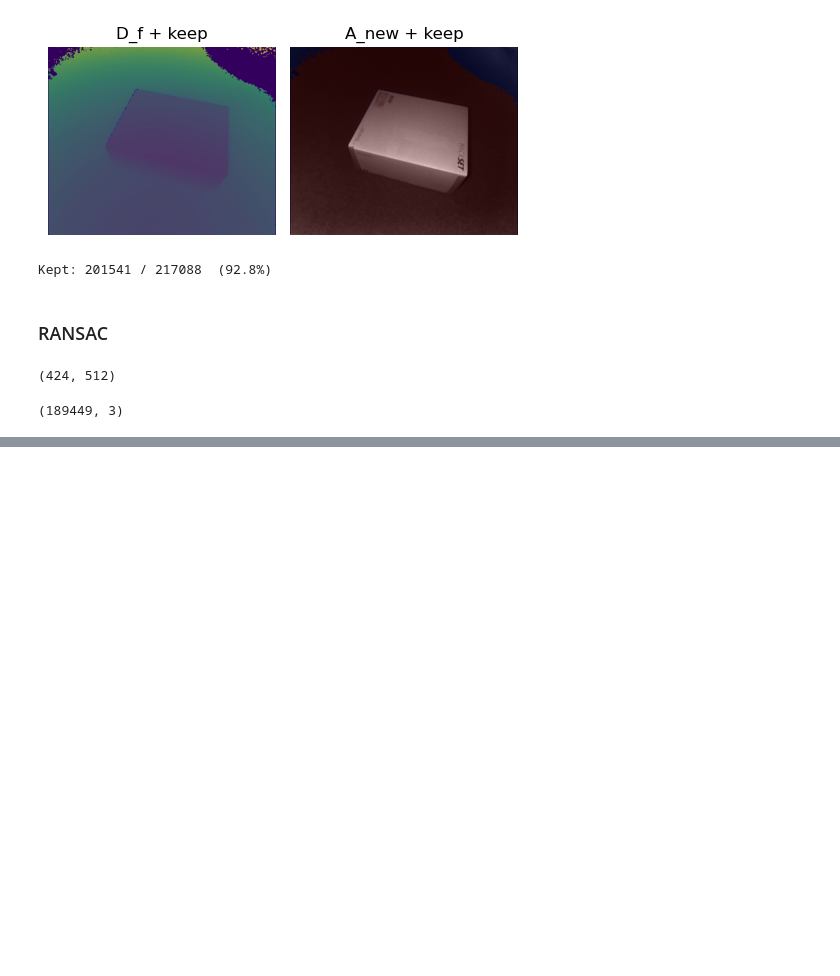
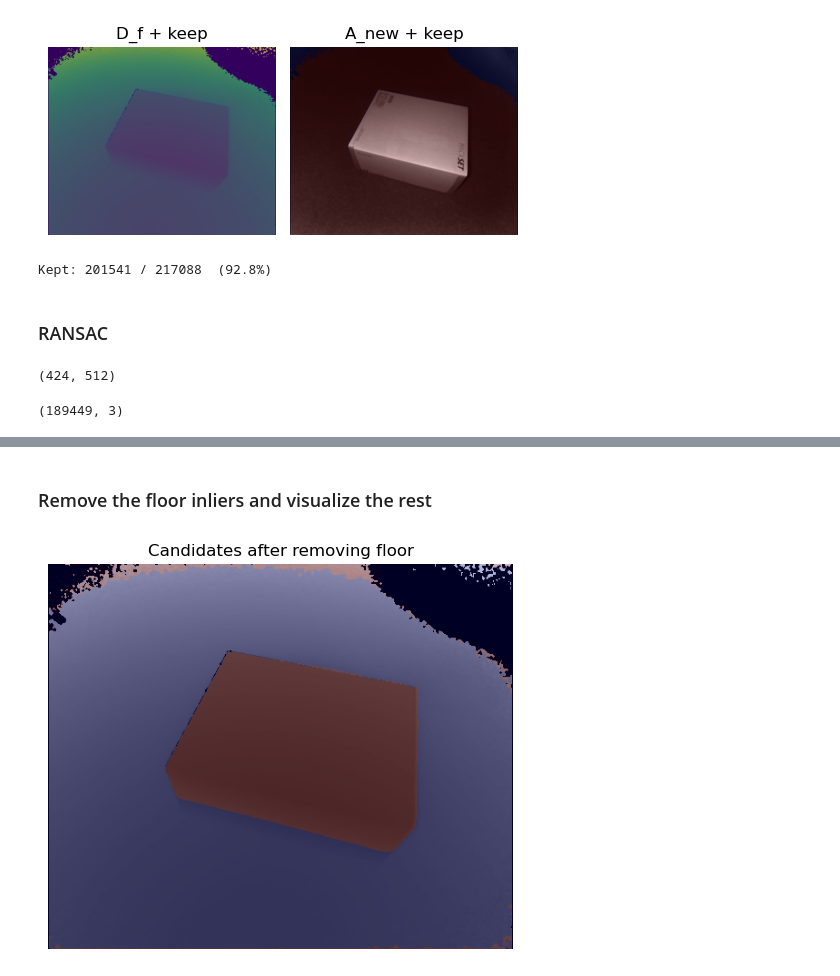
Before and after one commit to Tashhfia/Box-Size-Estimation-with-RANSAC, a Jupyter notebook: Box_Size_Estimation.ipynb, the cells around one changed output, grey strips where cells are left out. Drawn from its saved outputs; the diff is of its cells as text; code cells hidden in the pictures; blank space fills up the shorter version.

```diff
--- a/Box_Size_Estimation.ipynb
+++ b/Box_Size_Estimation.ipynb
@@ -511,0 +505,16 @@ plt.imshow(floor_mask, cmap='jet', alpha=0.30)
+# %% [markdown]
+### Remove the floor inliers and visualize the rest
+# %%
+valid0 = np.isfinite(PC).all(axis=2) & (PC[...,2] != 0)
+keep_nonfloor = valid0 & ~floor_mask_clean
+
+# Convert back to point list for RANSAC #2
+P2, ii2, jj2 = apply_mask(PC, keep_nonfloor)
+
+plt.figure(figsize=(6,6))
+plt.imshow(D_median3, cmap='gray', vmin=0.15, vmax=2.2)
+plt.imshow(keep_nonfloor, cmap='jet', alpha=0.30)
+plt.title("Candidates after removing floor"); plt.axis('off')
+plt.show()
+# %% [output]
+[figure, added]
```
Also changed, not shown: parts of 22 cells of this notebook.
